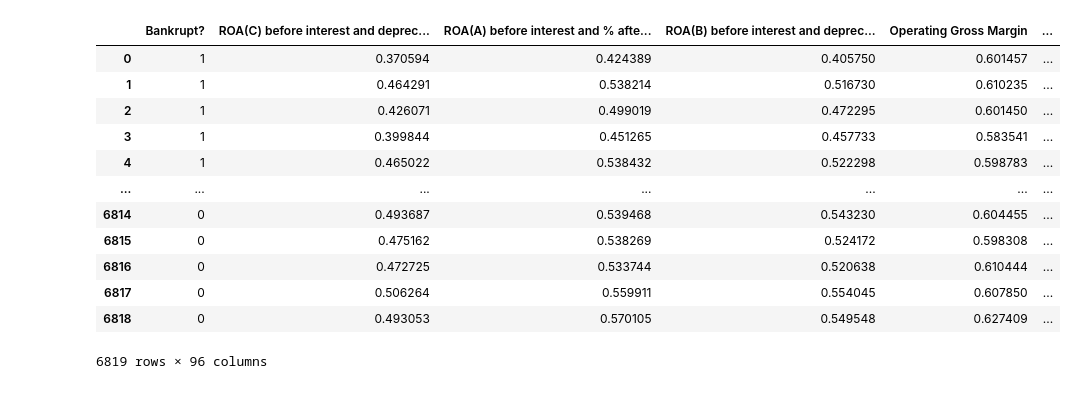
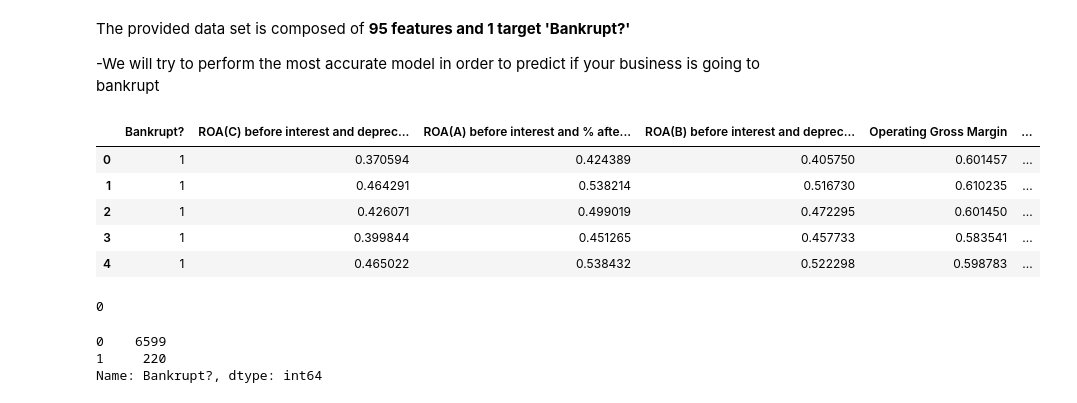
Before and after one commit to blvkkbrd/bankrupt_project, a Jupyter notebook: Notebook_EDA.ipynb, the cells around one changed output. Cells and saved outputs as stored; diff of their text form; code cells hidden in the pictures.

```diff
--- a/Notebook_EDA.ipynb
+++ b/Notebook_EDA.ipynb
@@ -2,0 +3,4 @@ import pandas as pd
+# %% [markdown]
+The provided data set is composed of **95 features and 1 target 'Bankrupt?'**
+
+-We will try to perform the most accurate model in order to predict if your business is going to bankrupt
@@ -3,18 +27,17 @@ import pandas as pd
 # %%
 raw_data = pd.read_csv('data/data.csv')
+# %%
+raw_data.columns = [c.replace(" ","", 1) if c.startswith(' ') else c for c in raw_data.columns]
 # %%
-raw_data
+raw_data.head()
 # %% [output]
 |  | Bankrupt? | ROA(C) before interest and deprec... | ROA(A) before interest and % afte... | ROA(B) before interest and deprec... | Operating Gross Margin | ... |
 | 0 | 1 | 0.370594 | 0.424389 | 0.405750 | 0.601457 | ... |
 | 1 | 1 | 0.464291 | 0.538214 | 0.516730 | 0.610235 | ... |
 | 2 | 1 | 0.426071 | 0.499019 | 0.472295 | 0.601450 | ... |
 | 3 | 1 | 0.399844 | 0.451265 | 0.457733 | 0.583541 | ... |
 | 4 | 1 | 0.465022 | 0.538432 | 0.522298 | 0.598783 | ... |
-| ... | ... | ... | ... | ... | ... | ... |
-| 6814 | 0 | 0.493687 | 0.539468 | 0.543230 | 0.604455 | ... |
-| 6815 | 0 | 0.475162 | 0.538269 | 0.524172 | 0.598308 | ... |
-| 6816 | 0 | 0.472725 | 0.533744 | 0.520638 | 0.610444 | ... |
-| 6817 | 0 | 0.506264 | 0.559911 | 0.554045 | 0.607850 | ... |
-| 6818 | 0 | 0.493053 | 0.570105 | 0.549548 | 0.627409 | ... |
-6819 rows × 96 columns
+# %%
+raw_data.isna().sum().max()
+# %% [output]
+0
@@ -20,0 +49,8 @@ raw_data
+# %%
+raw_data['Bankrupt?'].value_counts()
+
+# Our target
+# %% [output]
+0    6599
+1     220
+Name: Bankrupt?, dtype: int64
```
Also changed, not shown: parts of 22 cells of this notebook, 2 other files.
